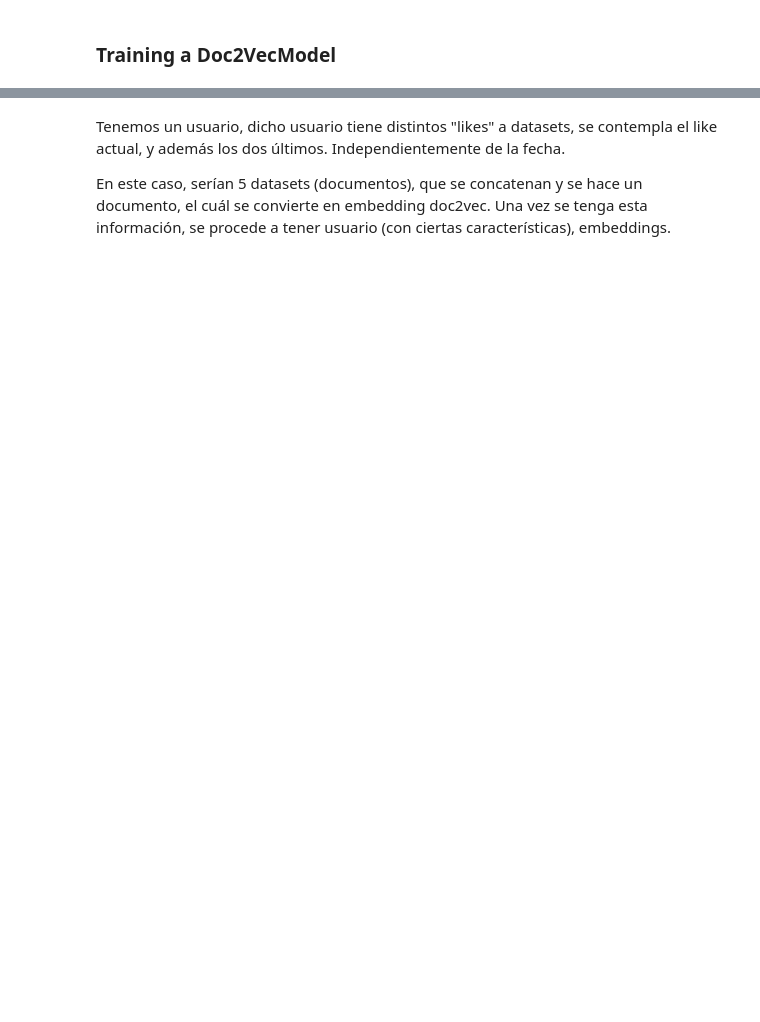
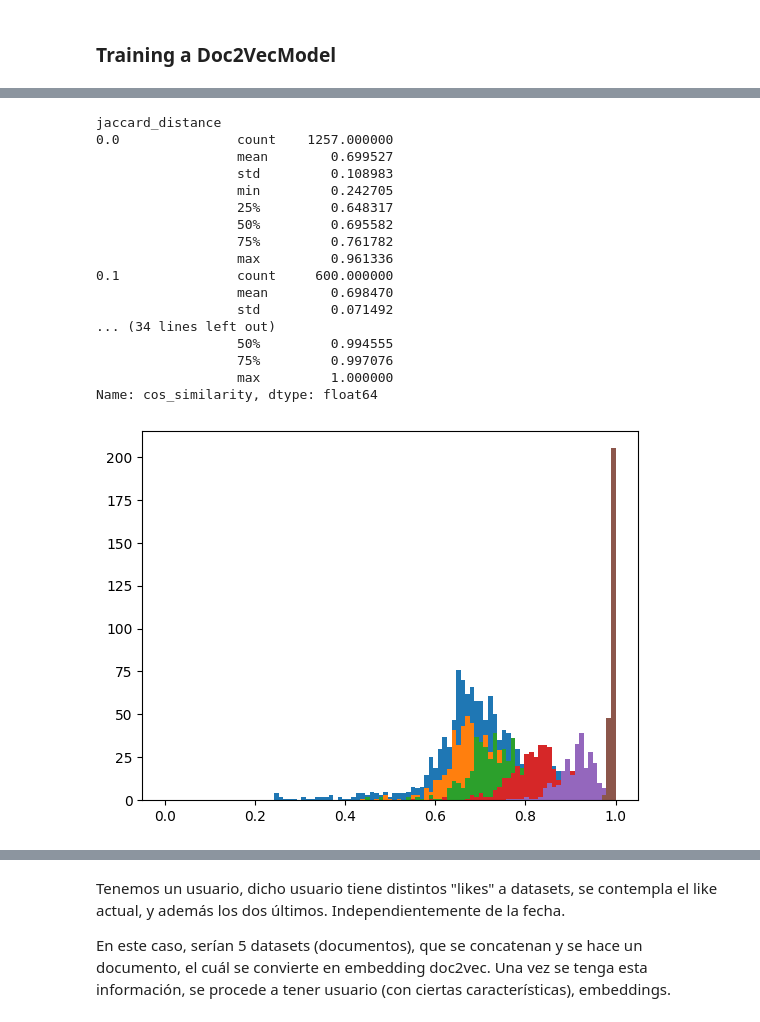
Before and after one commit to dhdzmota/meta-kaggle-hackathon, a Jupyter notebook: notebooks/mkh-user_dataset_recommendation-02.ipynb, the cells around one changed output, grey strips where cells are left out. Cells and saved outputs as stored; diff of their text form; code cells hidden in the pictures; blank space fills up the shorter version.

```diff
--- a/notebooks/mkh-user_dataset_recommendation-02.ipynb
+++ b/notebooks/mkh-user_dataset_recommendation-02.ipynb
@@ -518,0 +651,38 @@ agg__user_dataset_relation_t__val['embeddings'] = agg__user_dataset_relation_w_e
+# %%
+results_answers['cos_similarity'] = results_df.max()
+# %%
+def jaccard_distance_df(df):
+    a = df.dataset_id_val
+    b = df.dataset_id_test
+    len_a = len(a)
+    len_b = len(b)
+    len_intersection = len(set(a).intersection(set(b)))
+    distance = len_intersection/(len_a + len_b)
+    return distance
+# %%
+results_answers['jaccard_distance'] = results_answers.apply(jaccard_distance_df, axis=1)
+# %%
+def plot_hist(series):
+    plt.hist(series, bins=np.linspace(0,1,100))
+    return series.describe()
+# %%
+results_answers.groupby('jaccard_distance').cos_similarity.apply(plot_hist)
+# %% [output]
+jaccard_distance
+0.0               count    1257.000000
+                  mean        0.699527
+                  std         0.108983
+                  min         0.242705
+                  25%         0.648317
+                  50%         0.695582
+                  75%         0.761782
+                  max         0.961336
+0.1               count     600.000000
+                  mean        0.698470
+                  std         0.071492
+... (34 lines left out)
+                  50%         0.994555
+                  75%         0.997076
+                  max         1.000000
+Name: cos_similarity, dtype: float64
+[figure, added]
```
Also changed, not shown: parts of 43 cells of this notebook.
